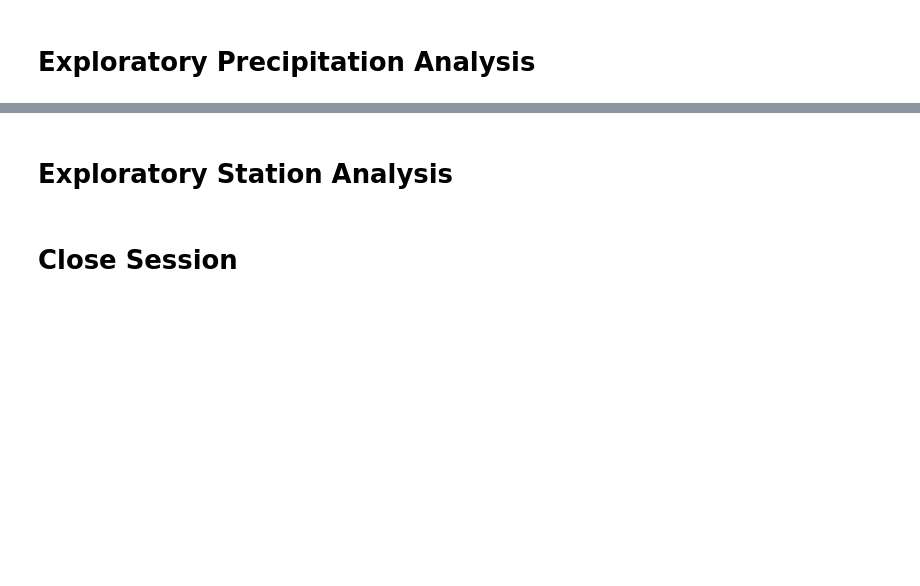
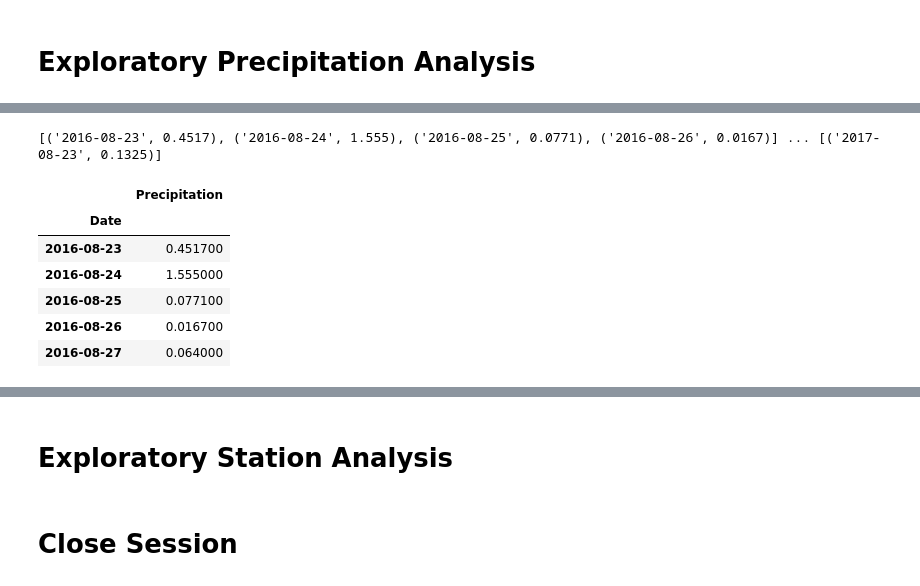
Before and after one commit to maxkrueger96/sqlalchemy-challenge, a Jupyter notebook: analysis.ipynb, the cells around one changed output, grey strips where cells are left out. Cells and saved outputs as stored; diff of their text form; code cells hidden in the pictures; blank space fills up the shorter version.

```diff
--- a/analysis.ipynb
+++ b/analysis.ipynb
@@ -51,0 +88,12 @@ engine = create_engine("sqlite:///Resources/hawaii.sqlite")
+# %%
+# Starting from the most recent data point in the database.
+dates_des = dates.order_by(Measurement.date.desc())
+last_date = dates_des.first().date
+last_date_dt = dt.datetime.strptime(last_date, "%Y-%m-%d")
+
+# Calculate the date one year from the last date in data set.
+prev_year = last_date.replace("2017", "2016")
+prev_year_dt = dt.datetime.strptime(prev_year, "%Y-%m-%d")
+
+print(last_date_dt)
+print(prev_year_dt)
@@ -51,0 +103,26 @@ engine = create_engine("sqlite:///Resources/hawaii.sqlite")
+# %%
+# Perform a query to retrieve the data and precipitation scores from the last 12 months
+p_scores = session.query(Measurement.date, func.round(func.avg(Measurement.prcp),4)).\
+    filter(Measurement.date >= prev_year_dt - dt.timedelta(days=1)).\
+    order_by(Measurement.date).\
+    group_by(Measurement.date).all()
+
+print(f"{p_scores[0:4]} ... [{p_scores[-1]}]")
+# %% [output]
+[('2016-08-23', 0.4517), ('2016-08-24', 1.555), ('2016-08-25', 0.0771), ('2016-08-26', 0.0167)] ... [('2017-08-23', 0.1325)]
+# %%
+# Save the query results as a Pandas DataFrame and set the index to the date column
+p_df = pd.DataFrame(p_scores,columns = ["Date", "Precipitation"])
+p_df.set_index("Date",inplace=True)
+
+# Sort the dataframe by date
+p_df.sort_values("Date")
+p_df.head(5).style
+# %% [output]
+|  | Precipitation |
+| Date |  |
+| 2016-08-23 | 0.451700 |
+| 2016-08-24 | 1.555000 |
+| 2016-08-25 | 0.077100 |
+| 2016-08-26 | 0.016700 |
+| 2016-08-27 | 0.064000 |
```
Also changed, not shown: parts of 17 cells of this notebook.
